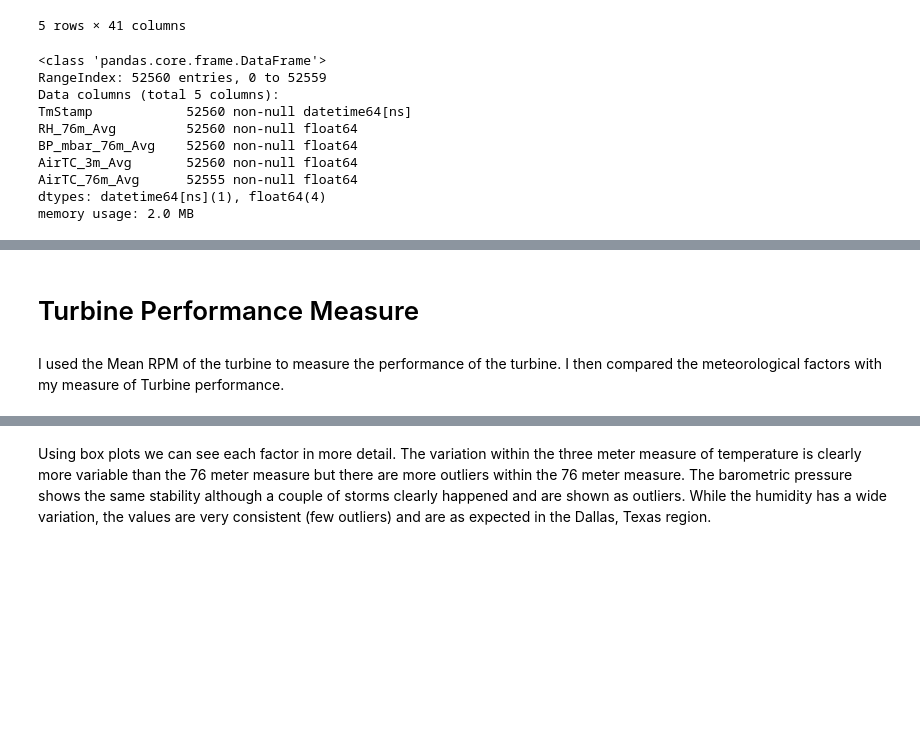
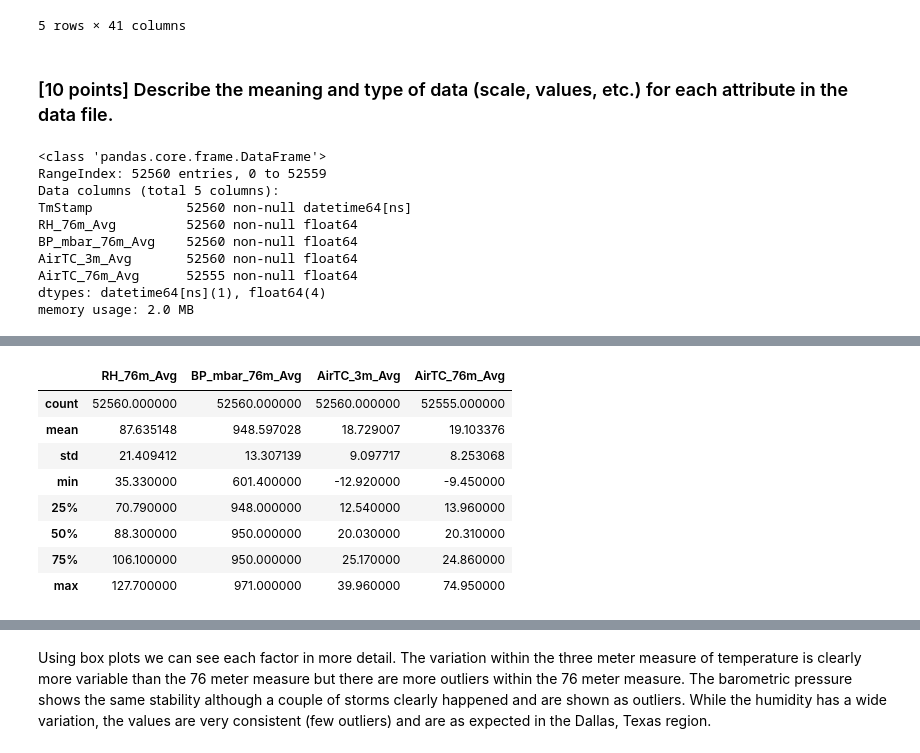
Before and after one commit to CaseyRMartinez/DataMiningProject1, a Jupyter notebook: MetTower (1).ipynb, the cells around one changed output, grey strips where cells are left out. Cells and saved outputs as stored; diff of their text form; code cells hidden in the pictures; blank space fills up the shorter version.

```diff
--- a/MetTower (1).ipynb
+++ b/MetTower (1).ipynb
@@ -75,11 +73,12 @@ df_p.head()
 | 3 | T010 | 2015-05-19 23:30:00.000 | 2015-05-19 23:29:56.000 | 8.176679 | 164.15750 | 0.6 | ... |
 | 4 | T010 | 2015-05-19 23:40:00.000 | 2015-05-19 23:39:56.000 | 8.793220 | 151.80000 | 0.6 | ... |
 5 rows × 41 columns
+# %% [markdown]
+### [10 points] Describe the meaning and type of data (scale, values, etc.) for each attribute in the data file.
 # %%
 
 #selecting columns of interest from the meteorological data set
 df_m = df_m[['TmStamp', 'RH_76m_Avg', 'BP_mbar_76m_Avg', 'AirTC_3m_Avg','AirTC_76m_Avg']]
-df_m.describe()
 
 # Need to convert TimeStamp from object to datetime
 df_m['TmStamp'] = pd.to_datetime(df_m['TmStamp'])
@@ -87,7 +86,7 @@ df_m.info()
 
 # setting the index by Timestamp adds plotting functionality and drops the column.
 df_m.set_index('TmStamp', inplace=True)
-df_m.index
+df_m.describe()
 # %% [output]
 <class 'pandas.core.frame.DataFrame'>
 RangeIndex: 52560 entries, 0 to 52559
@@ -114,4 +101,9 @@ DatetimeIndex(['2017-01-01 00:00:00', '2017-01-01 00:10:00',
+|  | RH_76m_Avg | BP_mbar_76m_Avg | AirTC_3m_Avg | AirTC_76m_Avg |
+| count | 52560.000000 | 52560.000000 | 52560.000000 | 52555.000000 |
+| mean | 87.635148 | 948.597028 | 18.729007 | 19.103376 |
+| std | 21.409412 | 13.307139 | 9.097717 | 8.253068 |
+| min | 35.330000 | 601.400000 | -12.920000 | -9.450000 |
+| 25% | 70.790000 | 948.000000 | 12.540000 | 13.960000 |
+| 50% | 88.300000 | 950.000000 | 20.030000 | 20.310000 |
+| 75% | 106.100000 | 950.000000 | 25.170000 | 24.860000 |
+| max | 127.700000 | 971.000000 | 39.960000 | 74.950000 |
-# %% [markdown]
-# Turbine Performance Measure
-# %% [markdown]
-I used the Mean RPM of the turbine to measure the performance of the turbine. I then compared the meteorological factors with my measure of Turbine performance.
```
Also changed, not shown: parts of 27 cells of this notebook.
